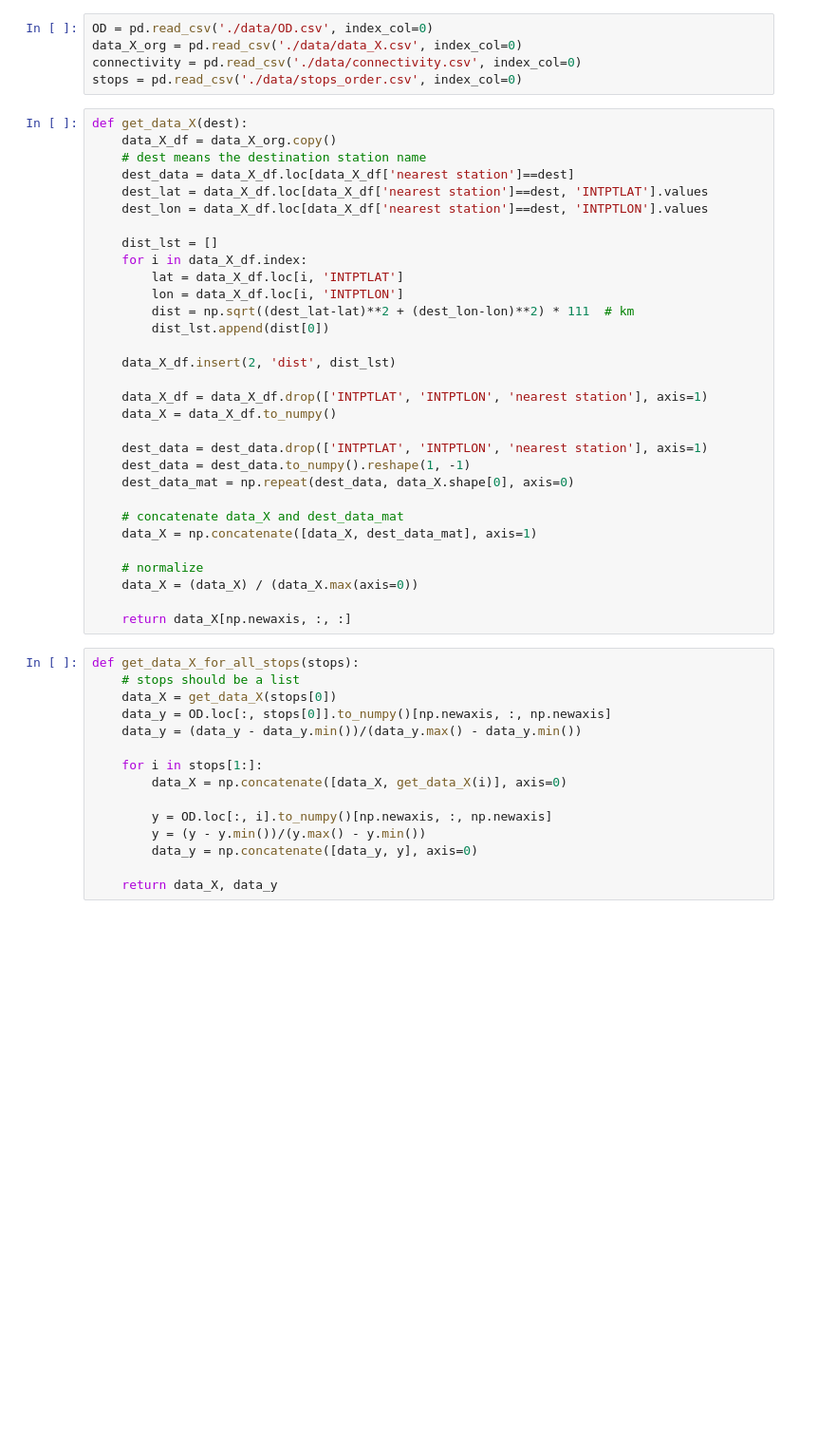
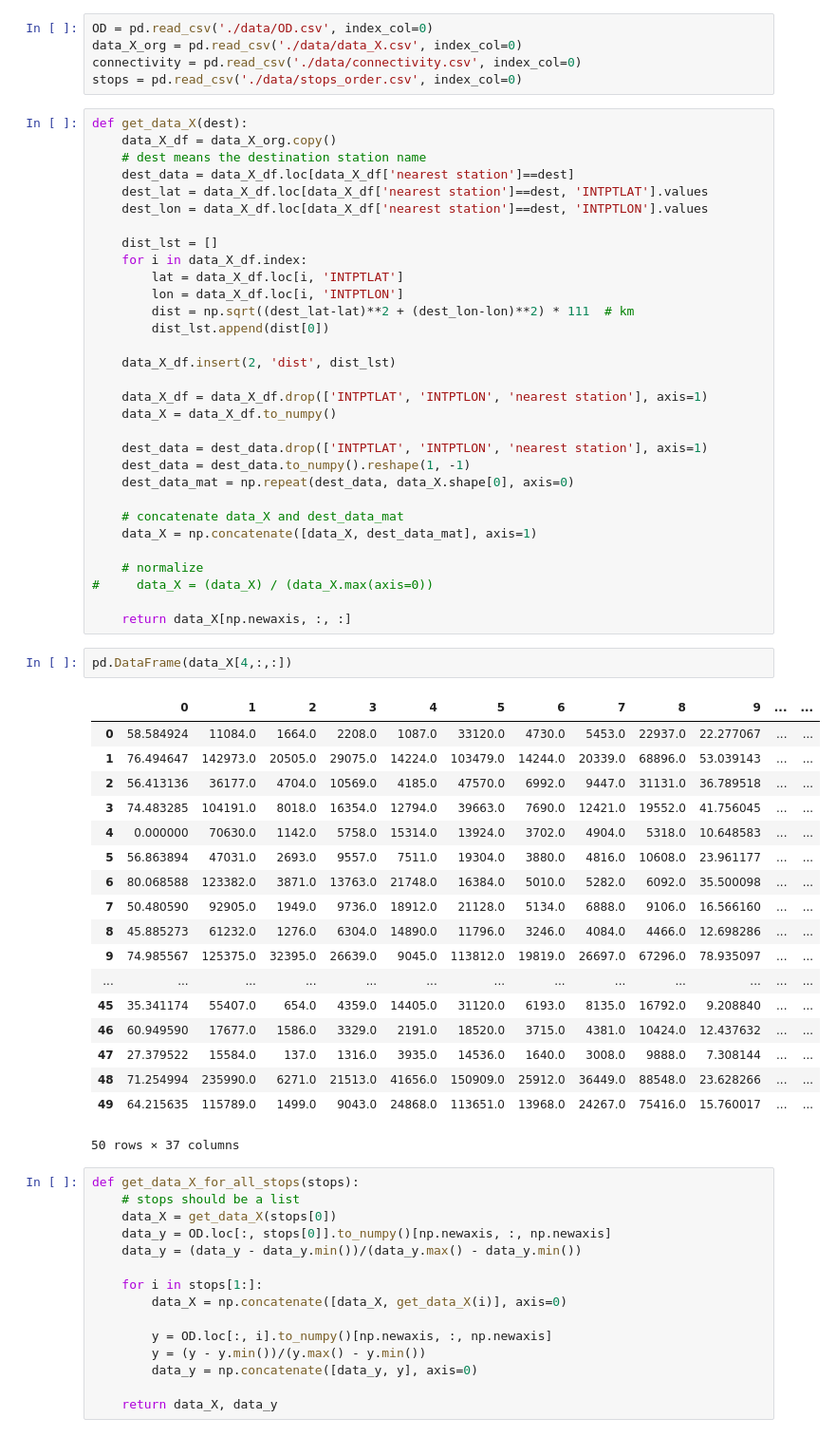
Before and after one commit to khzhang2/BART_Ridership_Prediction, a Jupyter notebook: Deep Gravity - Model.ipynb, the cells around one changed output. Shown at 95% size. Drawn from its saved outputs; the diff is of its cells as text; blank space fills up the shorter version.

```diff
--- a/Deep Gravity - Model.ipynb
+++ b/Deep Gravity - Model.ipynb
@@ -126,9 +126,30 @@ def get_data_X(dest):
     data_X = np.concatenate([data_X, dest_data_mat], axis=1)
 
     # normalize
-    data_X = (data_X) / (data_X.max(axis=0))
+#     data_X = (data_X) / (data_X.max(axis=0))
 
     return data_X[np.newaxis, :, :]
+# %%
+pd.DataFrame(data_X[4,:,:])
+# %% [output]
+|  | 0 | 1 | 2 | 3 | 4 | 5 | 6 | 7 | 8 | 9 | ... | ... |
+| 0 | 58.584924 | 11084.0 | 1664.0 | 2208.0 | 1087.0 | 33120.0 | 4730.0 | 5453.0 | 22937.0 | 22.277067 | ... | ... |
+| 1 | 76.494647 | 142973.0 | 20505.0 | 29075.0 | 14224.0 | 103479.0 | 14244.0 | 20339.0 | 68896.0 | 53.039143 | ... | ... |
+| 2 | 56.413136 | 36177.0 | 4704.0 | 10569.0 | 4185.0 | 47570.0 | 6992.0 | 9447.0 | 31131.0 | 36.789518 | ... | ... |
+| 3 | 74.483285 | 104191.0 | 8018.0 | 16354.0 | 12794.0 | 39663.0 | 7690.0 | 12421.0 | 19552.0 | 41.756045 | ... | ... |
+| 4 | 0.000000 | 70630.0 | 1142.0 | 5758.0 | 15314.0 | 13924.0 | 3702.0 | 4904.0 | 5318.0 | 10.648583 | ... | ... |
+| 5 | 56.863894 | 47031.0 | 2693.0 | 9557.0 | 7511.0 | 19304.0 | 3880.0 | 4816.0 | 10608.0 | 23.961177 | ... | ... |
+| 6 | 80.068588 | 123382.0 | 3871.0 | 13763.0 | 21748.0 | 16384.0 | 5010.0 | 5282.0 | 6092.0 | 35.500098 | ... | ... |
+| 7 | 50.480590 | 92905.0 | 1949.0 | 9736.0 | 18912.0 | 21128.0 | 5134.0 | 6888.0 | 9106.0 | 16.566160 | ... | ... |
+| 8 | 45.885273 | 61232.0 | 1276.0 | 6304.0 | 14890.0 | 11796.0 | 3246.0 | 4084.0 | 4466.0 | 12.698286 | ... | ... |
+| 9 | 74.985567 | 125375.0 | 32395.0 | 26639.0 | 9045.0 | 113812.0 | 19819.0 | 26697.0 | 67296.0 | 78.935097 | ... | ... |
+| ... | ... | ... | ... | ... | ... | ... | ... | ... | ... | ... | ... | ... |
+| 45 | 35.341174 | 55407.0 | 654.0 | 4359.0 | 14405.0 | 31120.0 | 6193.0 | 8135.0 | 16792.0 | 9.208840 | ... | ... |
+| 46 | 60.949590 | 17677.0 | 1586.0 | 3329.0 | 2191.0 | 18520.0 | 3715.0 | 4381.0 | 10424.0 | 12.437632 | ... | ... |
+| 47 | 27.379522 | 15584.0 | 137.0 | 1316.0 | 3935.0 | 14536.0 | 1640.0 | 3008.0 | 9888.0 | 7.308144 | ... | ... |
+| 48 | 71.254994 | 235990.0 | 6271.0 | 21513.0 | 41656.0 | 150909.0 | 25912.0 | 36449.0 | 88548.0 | 23.628266 | ... | ... |
+| 49 | 64.215635 | 115789.0 | 1499.0 | 9043.0 | 24868.0 | 113651.0 | 13968.0 | 24267.0 | 75416.0 | 15.760017 | ... | ... |
+50 rows × 37 columns
 # %%
 def get_data_X_for_all_stops(stops):
     # stops should be a list
```
Also changed, not shown: parts of 3 cells of this notebook.
